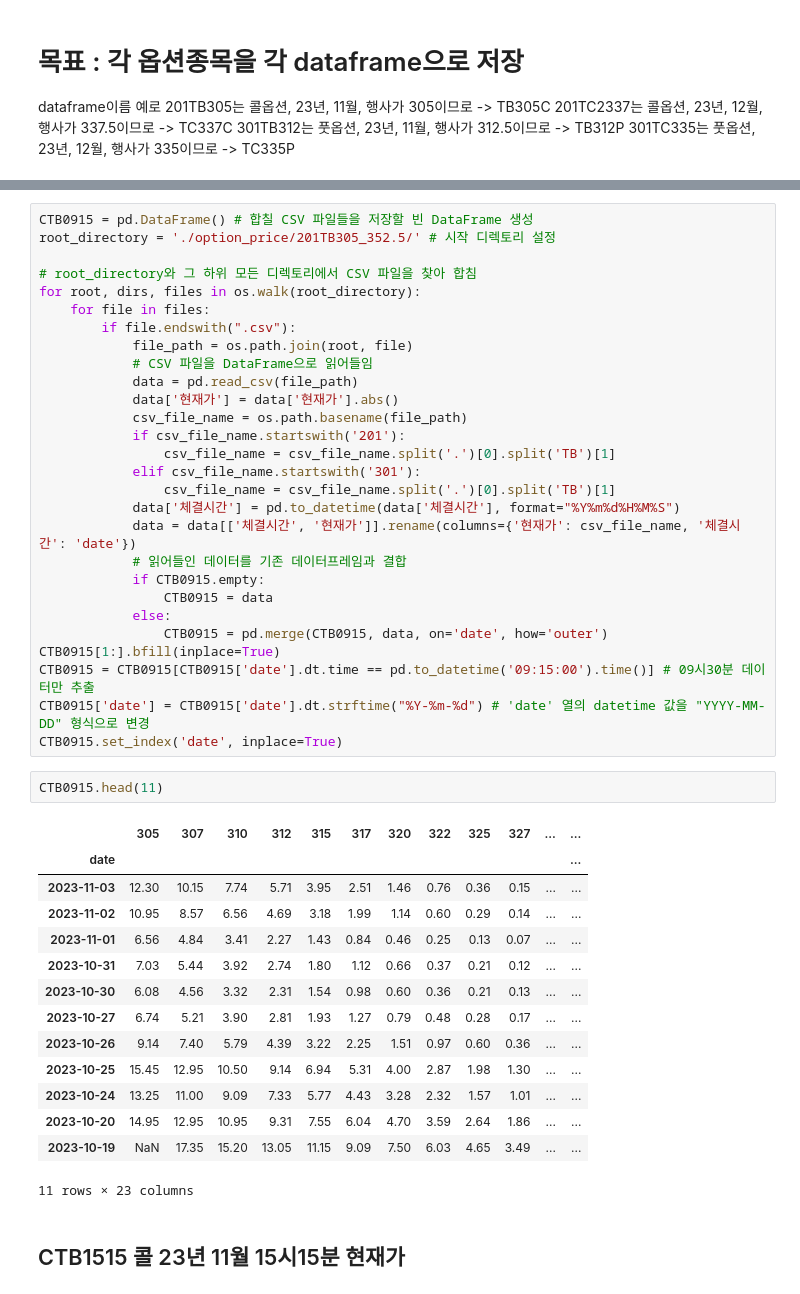
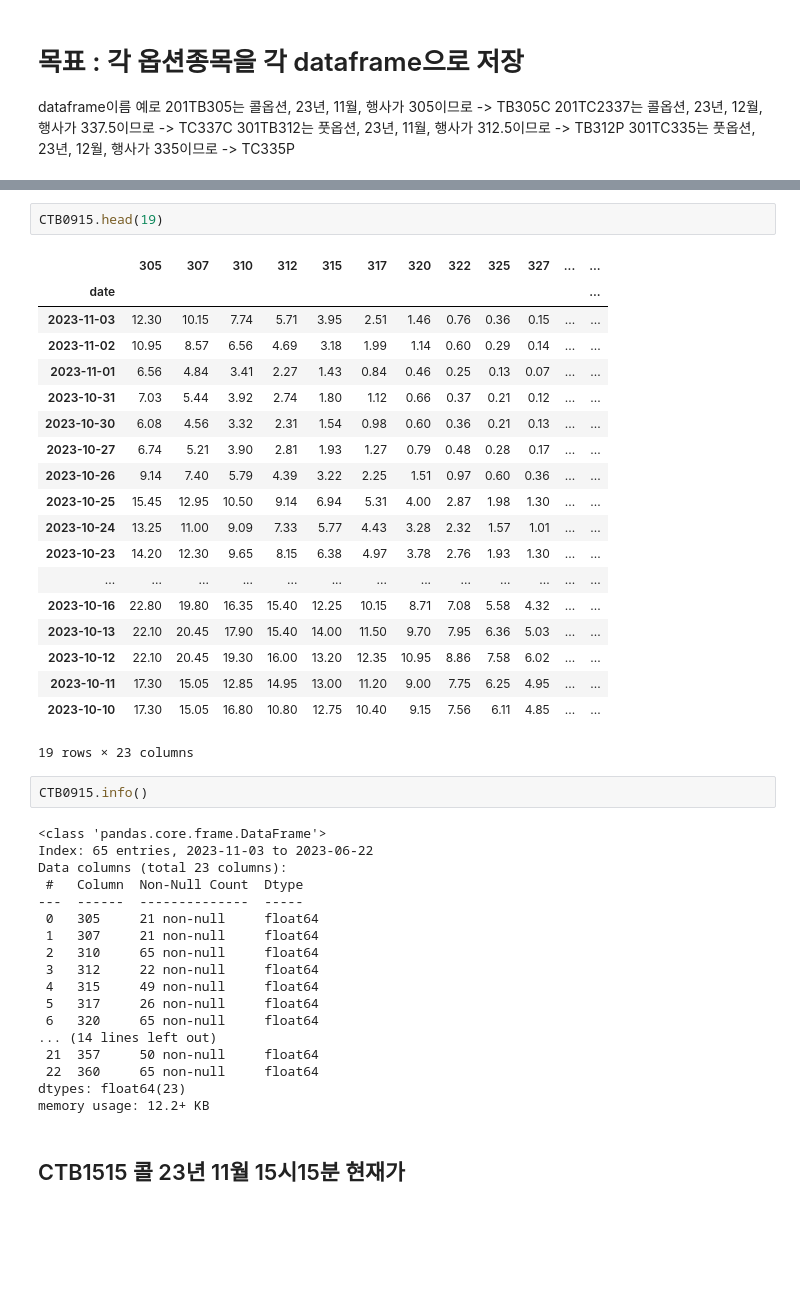
Before and after one commit to jyoooonh/Project1_sample, a Jupyter notebook: option_set.ipynb, the cells around one changed output, grey strips where cells are left out. Cells and saved outputs as stored; diff of their text form; blank space fills up the shorter version.

```diff
--- a/option_set.ipynb
+++ b/option_set.ipynb
@@ -76,48 +54,45 @@ CTB0930.head(11)
-# %%
-CTB0915 = pd.DataFrame() # 합칠 CSV 파일들을 저장할 빈 DataFrame 생성
-root_directory = './option_price/201TB305_352.5/' # 시작 디렉토리 설정
-
-# root_directory와 그 하위 모든 디렉토리에서 CSV 파일을 찾아 합침
-for root, dirs, files in os.walk(root_directory):
-    for file in files:
-        if file.endswith(".csv"):
-            file_path = os.path.join(root, file)
-            # CSV 파일을 DataFrame으로 읽어들임
-            data = pd.read_csv(file_path)
-            data['현재가'] = data['현재가'].abs()
-            csv_file_name = os.path.basename(file_path)
-            if csv_file_name.startswith('201'):
-                csv_file_name = csv_file_name.split('.')[0].split('TB')[1]
-            elif csv_file_name.startswith('301'):
-                csv_file_name = csv_file_name.split('.')[0].split('TB')[1]
-            data['체결시간'] = pd.to_datetime(data['체결시간'], format="%Y%m%d%H%M%S")
-            data = data[['체결시간', '현재가']].rename(columns={'현재가': csv_file_name, '체결시간': 'date'})
-            # 읽어들인 데이터를 기존 데이터프레임과 결합
-            if CTB0915.empty:
-                CTB0915 = data
-            else:
-                CTB0915 = pd.merge(CTB0915, data, on='date', how='outer')
-CTB0915[1:].bfill(inplace=True)
-CTB0915 = CTB0915[CTB0915['date'].dt.time == pd.to_datetime('09:15:00').time()] # 09시30분 데이터만 추출
-CTB0915['date'] = CTB0915['date'].dt.strftime("%Y-%m-%d") # 'date' 열의 datetime 값을 "YYYY-MM-DD" 형식으로 변경
-CTB0915.set_index('date', inplace=True)
 # %%
-CTB0915.head(11)
+CTB0915.head(19)
 # %% [output]
 |  | 305 | 307 | 310 | 312 | 315 | 317 | 320 | 322 | 325 | 327 | ... | ... |
 | date |  |  |  |  |  |  |  |  |  |  |  | ... |
 | 2023-11-03 | 12.30 | 10.15 | 7.74 | 5.71 | 3.95 | 2.51 | 1.46 | 0.76 | 0.36 | 0.15 | ... | ... |
 | 2023-11-02 | 10.95 | 8.57 | 6.56 | 4.69 | 3.18 | 1.99 | 1.14 | 0.60 | 0.29 | 0.14 | ... | ... |
 | 2023-11-01 | 6.56 | 4.84 | 3.41 | 2.27 | 1.43 | 0.84 | 0.46 | 0.25 | 0.13 | 0.07 | ... | ... |
 | 2023-10-31 | 7.03 | 5.44 | 3.92 | 2.74 | 1.80 | 1.12 | 0.66 | 0.37 | 0.21 | 0.12 | ... | ... |
 | 2023-10-30 | 6.08 | 4.56 | 3.32 | 2.31 | 1.54 | 0.98 | 0.60 | 0.36 | 0.21 | 0.13 | ... | ... |
 | 2023-10-27 | 6.74 | 5.21 | 3.90 | 2.81 | 1.93 | 1.27 | 0.79 | 0.48 | 0.28 | 0.17 | ... | ... |
 | 2023-10-26 | 9.14 | 7.40 | 5.79 | 4.39 | 3.22 | 2.25 | 1.51 | 0.97 | 0.60 | 0.36 | ... | ... |
 | 2023-10-25 | 15.45 | 12.95 | 10.50 | 9.14 | 6.94 | 5.31 | 4.00 | 2.87 | 1.98 | 1.30 | ... | ... |
 | 2023-10-24 | 13.25 | 11.00 | 9.09 | 7.33 | 5.77 | 4.43 | 3.28 | 2.32 | 1.57 | 1.01 | ... | ... |
-| 2023-10-20 | 14.95 | 12.95 | 10.95 | 9.31 | 7.55 | 6.04 | 4.70 | 3.59 | 2.64 | 1.86 | ... | ... |
-| 2023-10-19 | NaN | 17.35 | 15.20 | 13.05 | 11.15 | 9.09 | 7.50 | 6.03 | 4.65 | 3.49 | ... | ... |
+| 2023-10-23 | 14.20 | 12.30 | 9.65 | 8.15 | 6.38 | 4.97 | 3.78 | 2.76 | 1.93 | 1.30 | ... | ... |
+| ... | ... | ... | ... | ... | ... | ... | ... | ... | ... | ... | ... | ... |
+| 2023-10-16 | 22.80 | 19.80 | 16.35 | 15.40 | 12.25 | 10.15 | 8.71 | 7.08 | 5.58 | 4.32 | ... | ... |
+| 2023-10-13 | 22.10 | 20.45 | 17.90 | 15.40 | 14.00 | 11.50 | 9.70 | 7.95 | 6.36 | 5.03 | ... | ... |
+| 2023-10-12 | 22.10 | 20.45 | 19.30 | 16.00 | 13.20 | 12.35 | 10.95 | 8.86 | 7.58 | 6.02 | ... | ... |
+| 2023-10-11 | 17.30 | 15.05 | 12.85 | 14.95 | 13.00 | 11.20 | 9.00 | 7.75 | 6.25 | 4.95 | ... | ... |
+| 2023-10-10 | 17.30 | 15.05 | 16.80 | 10.80 | 12.75 | 10.40 | 9.15 | 7.56 | 6.11 | 4.85 | ... | ... |
-11 rows × 23 columns
+19 rows × 23 columns
+# %%
+CTB0915.info()
+# %% [output]
+<class 'pandas.core.frame.DataFrame'>
+Index: 65 entries, 2023-11-03 to 2023-06-22
+Data columns (total 23 columns):
+ #   Column  Non-Null Count  Dtype
+---  ------  --------------  -----
+ 0   305     21 non-null     float64
+ 1   307     21 non-null     float64
+ 2   310     65 non-null     float64
+ 3   312     22 non-null     float64
+ 4   315     49 non-null     float64
+ 5   317     26 non-null     float64
+ 6   320     65 non-null     float64
+... (14 lines left out)
+ 21  357     50 non-null     float64
+ 22  360     65 non-null     float64
+dtypes: float64(23)
+memory usage: 12.2+ KB
 # %% [markdown]
 ## CTB1515 콜 23년 11월 15시15분 현재가
 # %%
```
Also changed, not shown: parts of 48 cells of this notebook, 1 other file.
